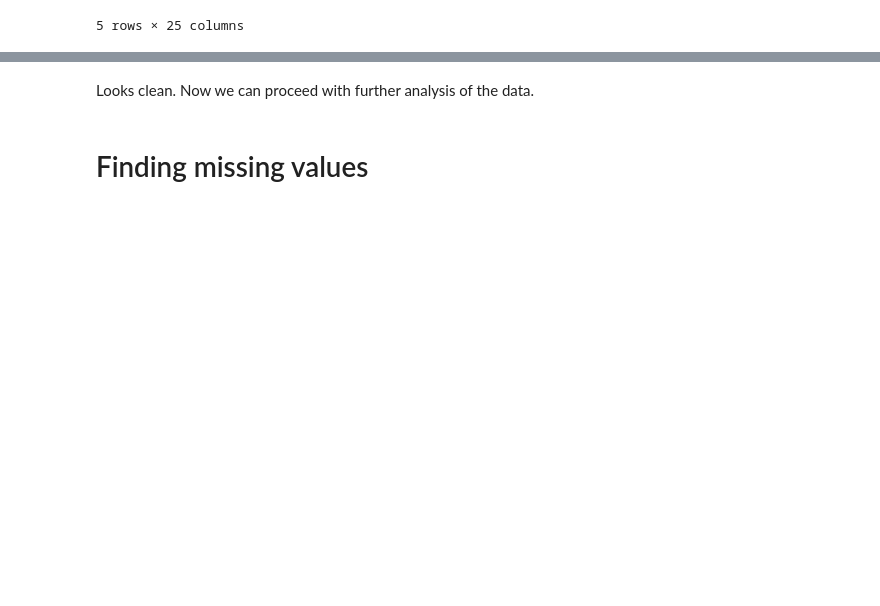
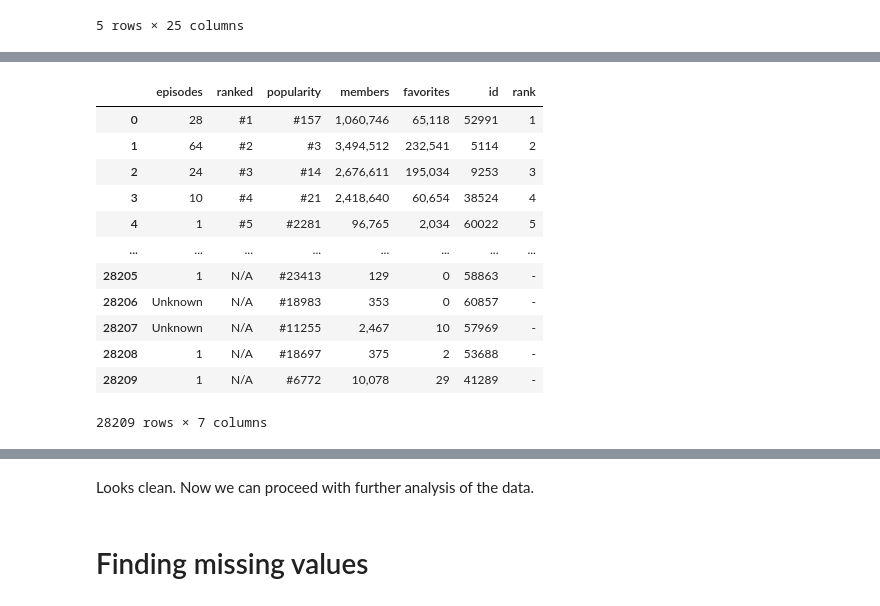
Before and after one commit to kananmzade0/MALScraper, a Jupyter notebook: data/wrangling_doc.ipynb, the cells around one changed output, grey strips where cells are left out. Cells and saved outputs as stored; diff of their text form; code cells hidden in the pictures; blank space fills up the shorter version.

```diff
--- a/data/cleaining.ipynb
+++ b/data/wrangling_doc.ipynb
@@ -107,0 +162,17 @@ df_merged.head()
+# %%
+change_types = ['episodes', 'ranked', 'popularity', 'members', 'favorites', 'id', 'rank']
+df_merged[change_types]
+# %% [output]
+|  | episodes | ranked | popularity | members | favorites | id | rank |
+| 0 | 28 | #1 | #157 | 1,060,746 | 65,118 | 52991 | 1 |
+| 1 | 64 | #2 | #3 | 3,494,512 | 232,541 | 5114 | 2 |
+| 2 | 24 | #3 | #14 | 2,676,611 | 195,034 | 9253 | 3 |
+| 3 | 10 | #4 | #21 | 2,418,640 | 60,654 | 38524 | 4 |
+| 4 | 1 | #5 | #2281 | 96,765 | 2,034 | 60022 | 5 |
+| ... | ... | ... | ... | ... | ... | ... | ... |
+| 28205 | 1 | N/A | #23413 | 129 | 0 | 58863 | - |
+| 28206 | Unknown | N/A | #18983 | 353 | 0 | 60857 | - |
+| 28207 | Unknown | N/A | #11255 | 2,467 | 10 | 57969 | - |
+| 28208 | 1 | N/A | #18697 | 375 | 2 | 53688 | - |
+| 28209 | 1 | N/A | #6772 | 10,078 | 29 | 41289 | - |
+28209 rows × 7 columns
```
Also changed, not shown: parts of 10 cells of this notebook, 3 other files.
